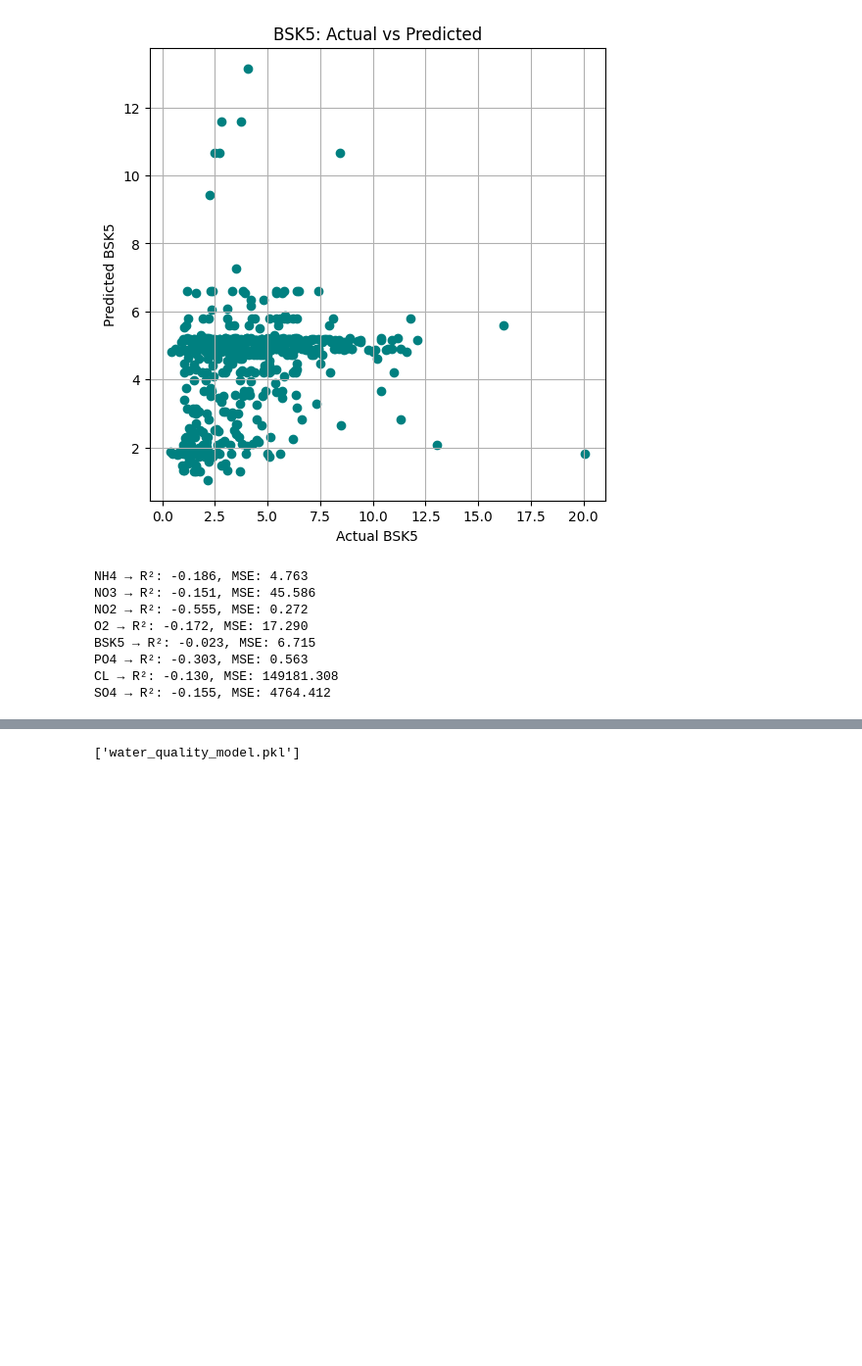
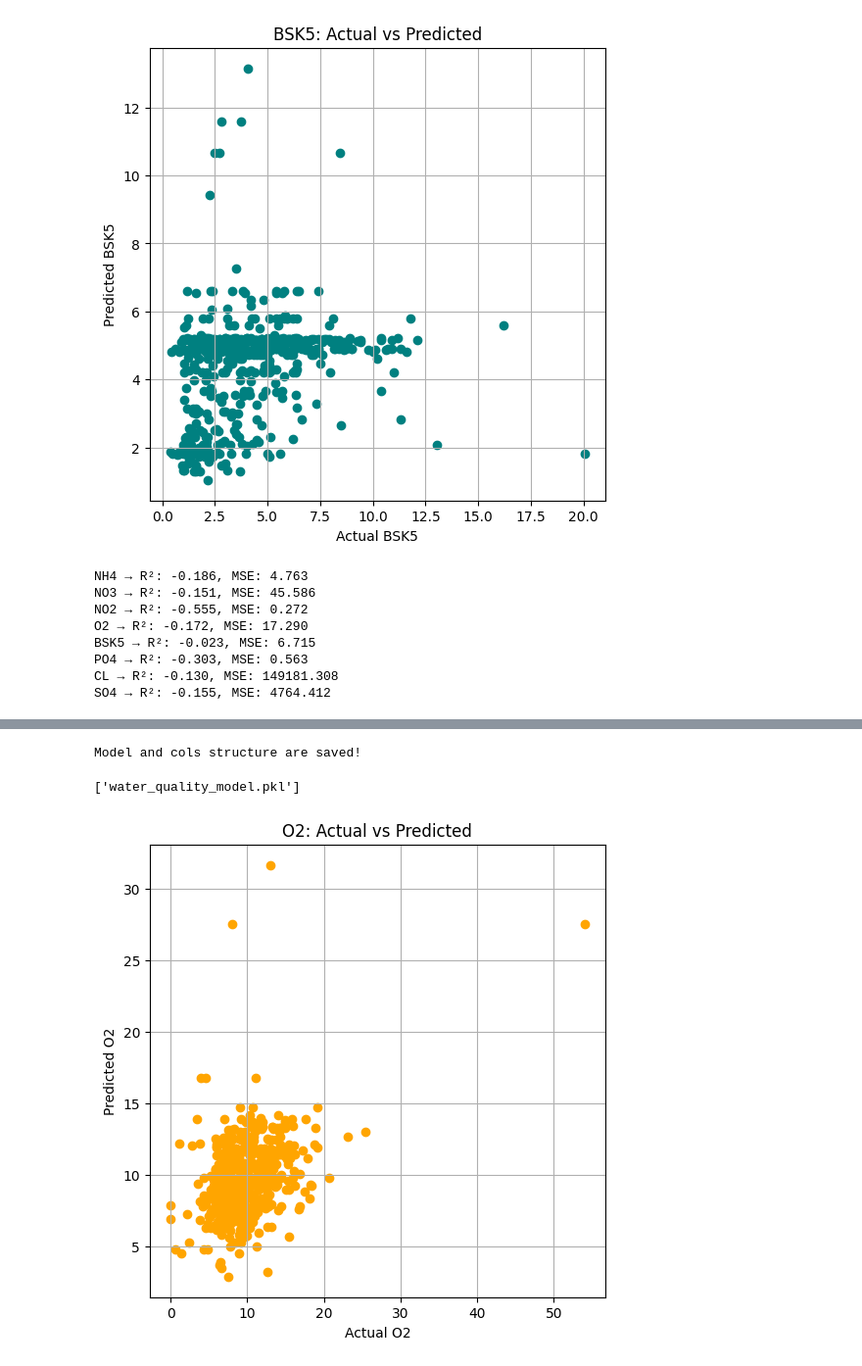
Before and after one commit to Sindhu291/water-quality-prediction, a Jupyter notebook: Water_quality_prediction.ipynb, the cells around one changed output, grey strips where cells are left out. Shown at 98% size. Cells and saved outputs as stored; diff of their text form; code cells hidden in the pictures; blank space fills up the shorter version.

```diff
--- a/Water_quality_prediction.ipynb
+++ b/Water_quality_prediction.ipynb
@@ -113,0 +254,7 @@ SO4 → R²: -0.155, MSE: 4764.412
+# %%
+X_encoded = pd.get_dummies(X, columns=['id'], drop_first=True)
+# %%
+# Train, Test and Split
+X_train, X_test, y_train, y_test = train_test_split(
+    X_encoded, y, test_size=0.2, random_state=42
+)
@@ -114,5 +322,27 @@ SO4 → R²: -0.155, MSE: 4764.412
+# %%
+import joblib
+
+joblib.dump(model, 'pollution_model.pkl')
+joblib.dump(X_encoded.columns.tolist(), "model_columns.pkl")
+print('Model and cols structure are saved!')
+# %% [output]
+Model and cols structure are saved!
 # %%
 import joblib
 joblib.dump(model, 'water_quality_model.pkl')
 # %% [output]
 ['water_quality_model.pkl']
+# %%
+loaded_model = joblib.load('water_quality_model.pkl')
+# %%
+loaded_predictions = loaded_model.predict(X_test)
+# %%
+plt.figure(figsize=(6, 6))
+plt.scatter(y_test['O2'], loaded_predictions[:, y_test.columns.get_loc('O2')], color='orange')
+plt.xlabel("Actual O2")
+plt.ylabel("Predicted O2")
+plt.title("O2: Actual vs Predicted")
+plt.grid(True)
+plt.show()
+# %% [output]
+[figure, added]
```
Also changed, not shown: parts of 20 cells of this notebook.
